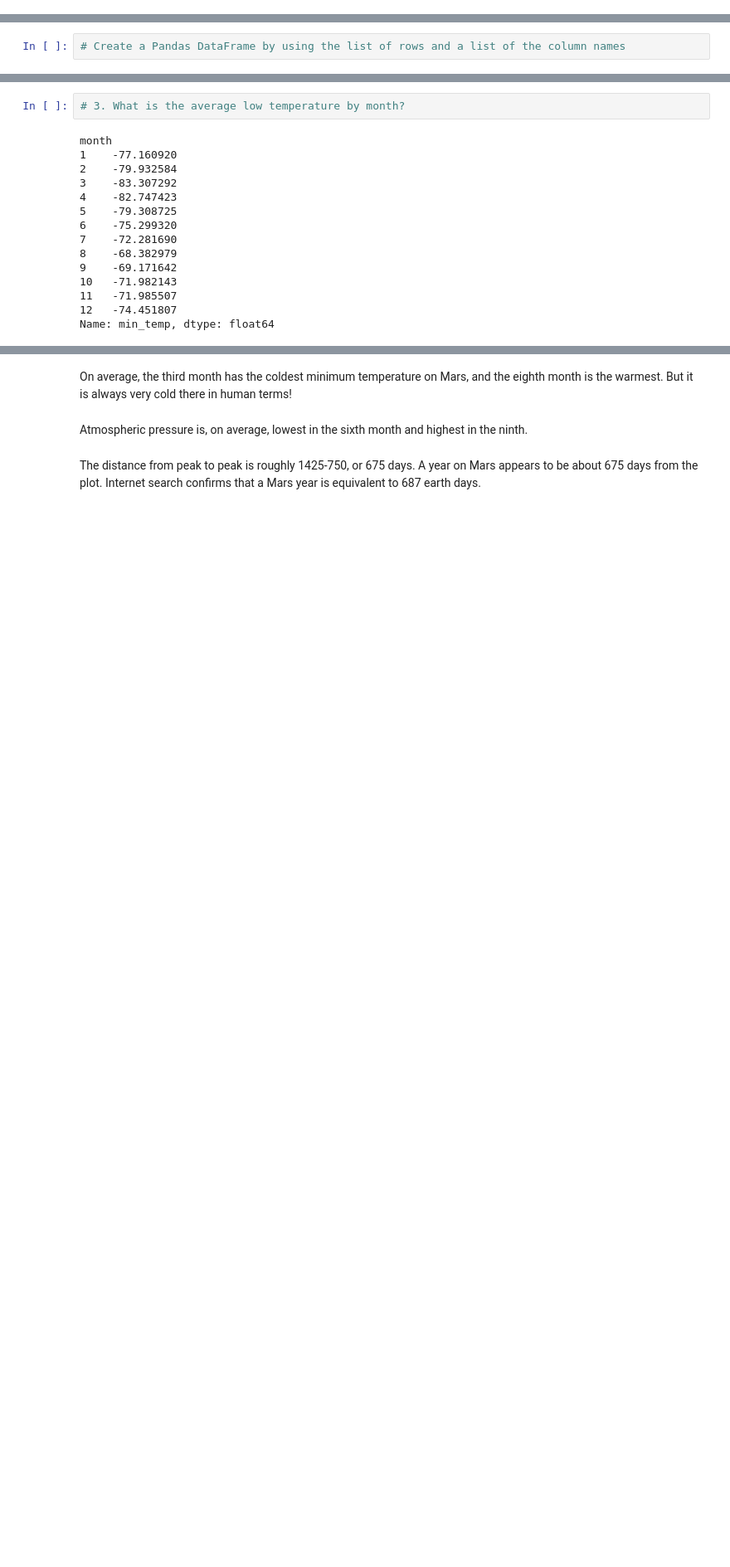
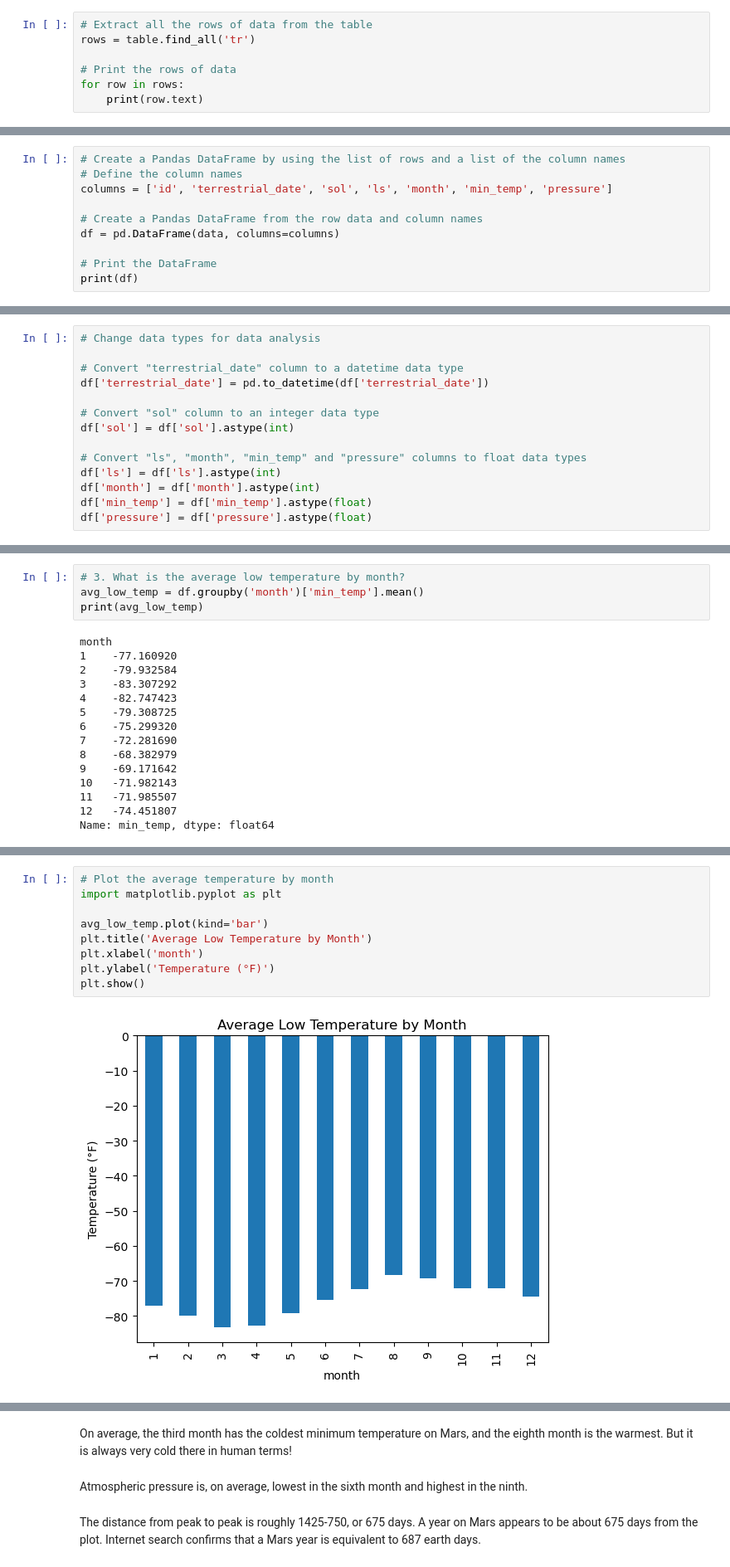
Before and after one commit to WoyramA/Mission-to-Mars, a Jupyter notebook: Deliverables/part_2_mars_weather.ipynb, the cells around one changed output, grey strips where cells are left out. Shown at 83% size. Drawn from its saved outputs; the diff is of its cells as text; blank space fills up the shorter version.

```diff
--- a/Deliverables/part_2_mars_weather.ipynb
+++ b/Deliverables/part_2_mars_weather.ipynb
@@ -36,0 +59,7 @@ html_soup = soup(html, 'html.parser')
+# %%
+# Extract all the rows of data from the table
+rows = table.find_all('tr')
+
+# Print the rows of data
+for row in rows:
+    print(row.text)
@@ -53,2 +117,10 @@ Assemble the scraped data into a Pandas DataFrame. The columns should have the s
 # %%
 # Create a Pandas DataFrame by using the list of rows and a list of the column names
+# Define the column names
+columns = ['id', 'terrestrial_date', 'sol', 'ls', 'month', 'min_temp', 'pressure']
+
+# Create a Pandas DataFrame from the row data and column names
+df = pd.DataFrame(data, columns=columns)
+
+# Print the DataFrame
+print(df)
@@ -83,2 +170,16 @@ dtype: object
+# %%
+# Change data types for data analysis
+
+# Convert "terrestrial_date" column to a datetime data type
+df['terrestrial_date'] = pd.to_datetime(df['terrestrial_date'])
+
+# Convert "sol" column to an integer data type
+df['sol'] = df['sol'].astype(int)
+
+# Convert "ls", "month", "min_temp" and "pressure" columns to float data types
+df['ls'] = df['ls'].astype(int)
+df['month'] = df['month'].astype(int)
+df['min_temp'] = df['min_temp'].astype(float)
+df['pressure'] = df['pressure'].astype(float)
 # %%
 # Confirm type changes were successful by examining data types again
@@ -130,5 +226,7 @@ Name: month, dtype: int64
 # %%
 # 3. What is the average low temperature by month?
+avg_low_temp = df.groupby('month')['min_temp'].mean()
+print(avg_low_temp)
 # %% [output]
 month
 1    -77.160920
@@ -154,0 +245,11 @@ Name: min_temp, dtype: float64
+# %%
+# Plot the average temperature by month
+import matplotlib.pyplot as plt
+
+avg_low_temp.plot(kind='bar')
+plt.title('Average Low Temperature by Month')
+plt.xlabel('month')
+plt.ylabel('Temperature (°F)')
+plt.show()
+# %% [output]
+[figure, added]
```
Also changed, not shown: parts of 22 cells of this notebook, 2 other files.
